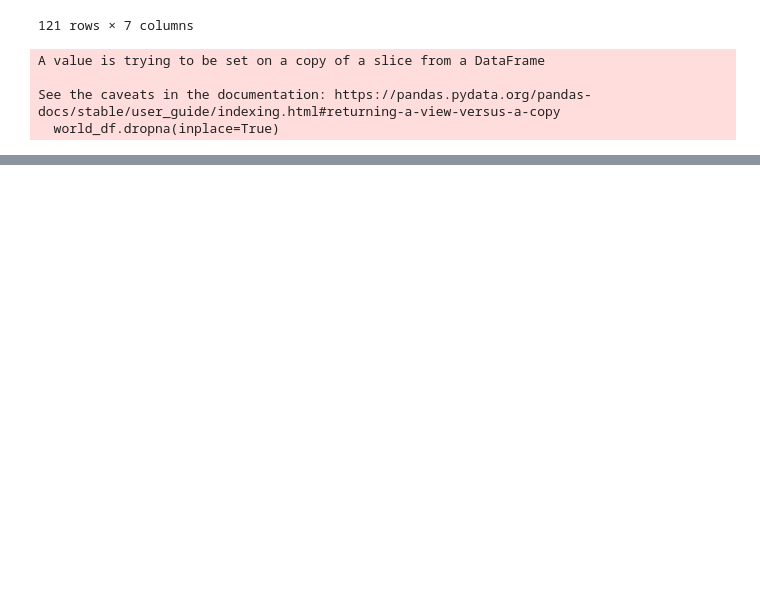
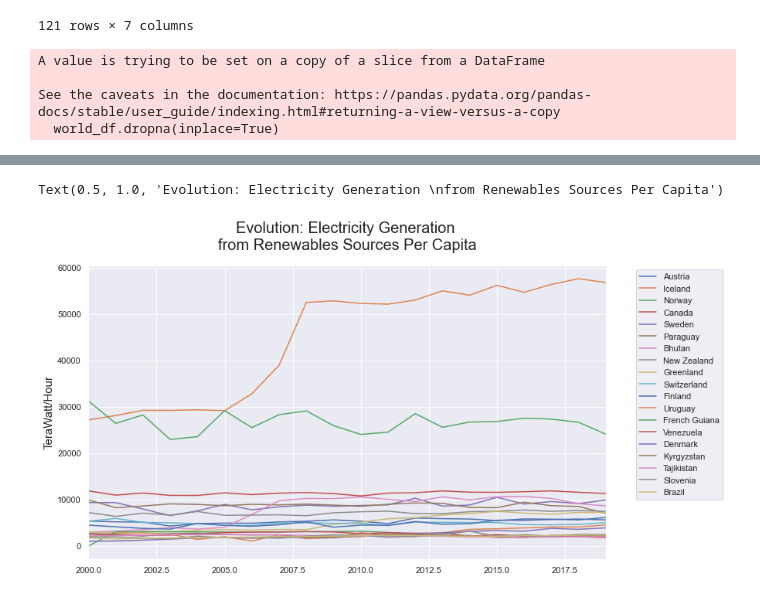
Before and after one commit to IgorComune/RenewableEnergy, a Jupyter notebook: RenewableEnergy.ipynb, the cells around one changed output, grey strips where cells are left out. Cells and saved outputs as stored; diff of their text form; code cells hidden in the pictures; blank space fills up the shorter version.

```diff
--- a/RenewableEnergy.ipynb
+++ b/RenewableEnergy.ipynb
@@ -858,0 +1169,5 @@ world_df
+# %%
+#sweden.set_index('year',inplace=True)
+#del sweden['country']
+sweden.rename(columns={'generation_renewables_per_capita': 'Sweden'}, inplace=True)
+sweden.head()
@@ -858,0 +1186,5 @@ world_df
+# %%
+paraguay.set_index('year',inplace=True)
+del paraguay['country']
+paraguay.rename(columns={'generation_renewables_per_capita': 'Paraguay'}, inplace=True)
+paraguay.head()
@@ -858,0 +1203,5 @@ world_df
+# %%
+bhutan.set_index('year',inplace=True)
+del bhutan['country']
+bhutan.rename(columns={'generation_renewables_per_capita': 'Bhutan'}, inplace=True)
+bhutan.head()
@@ -858,0 +1321,4 @@ world_df
+# %%
+#concating them into one data frame
+table2 = pd.concat(list1, axis=1).round(2)
+table2
@@ -858,0 +1344,57 @@ world_df
+# %%
+fig = plt.figure(figsize=(12,7))
+year_list = [2000,2001,2002,2003,2004,2005,2006,2007,2008,2009,2010,
+            2011,2012,2013,2014,2015,2016,2017,2018,2019]
+x = year_list
+y0 = table2['Austria']
+y1 = table2['Iceland']
+y2 = table2['Norway']
+y3 = table2['Canada']
+y4 = table2['Sweden']
+y5 = table2['Paraguay']
+y6 = table2['Bhutan']
+y7 = table2['New Zealand']
+y8 = table2['Greenland']
+y9 = table2['Switzerland']
+y10 = table2['Finland']
+y11 = table2['Uruguay']
+y12 = table2['French Guiana']
+y13 = table2['Venezuela']
+y14 = table2['Denmark']
+y15 = table2['Kyrgyzstan']
+y16 = table2['Tajikistan']
+y17 = table2['Slovenia']
+y18 = table2['Brazil']
+
+
+plt.xlim([2000,2019])
+
+plt.plot(x,y0, label = 'Austria')
+plt.plot(x,y1, label = 'Iceland')
+plt.plot(x,y2, label = 'Norway')
+plt.plot(x,y3, label = 'Canada')
+plt.plot(x,y4, label = 'Sweden')
+plt.plot(x,y5, label = 'Paraguay')
+plt.plot(x,y6, label = 'Bhutan')
+plt.plot(x,y7, label = 'New Zealand')
+plt.plot(x,y8, label = 'Greenland')
+plt.plot(x,y9, label = 'Switzerland')
+plt.plot(x,y10, label = 'Finland')
+plt.plot(x,y11, label = 'Uruguay')
+plt.plot(x,y12, label = 'French Guiana')
+plt.plot(x,y13, label = 'Venezuela')
+plt.plot(x,y14, label = 'Denmark')
+plt.plot(x,y15, label = 'Kyrgyzstan')
+plt.plot(x,y16, label = 'Tajikistan')
+plt.plot(x,y17, label = 'Slovenia')
+plt.plot(x,y18, label = 'Brazil')
+
+
+
+plt.grid(True)
+plt.ylabel('TeraWatt/Hour', size = 15)
+plt.legend(bbox_to_anchor=(1.05, 1), loc='upper left')
+plt.title('Evolution: Electricity Generation \nfrom Renewables Sources Per Capita', size = 20, pad=20)
+# %% [output]
+Text(0.5, 1.0, 'Evolution: Electricity Generation \nfrom Renewables Sources Per Capita')
+[figure, added]
```
Also changed, not shown: parts of 27 cells of this notebook.
